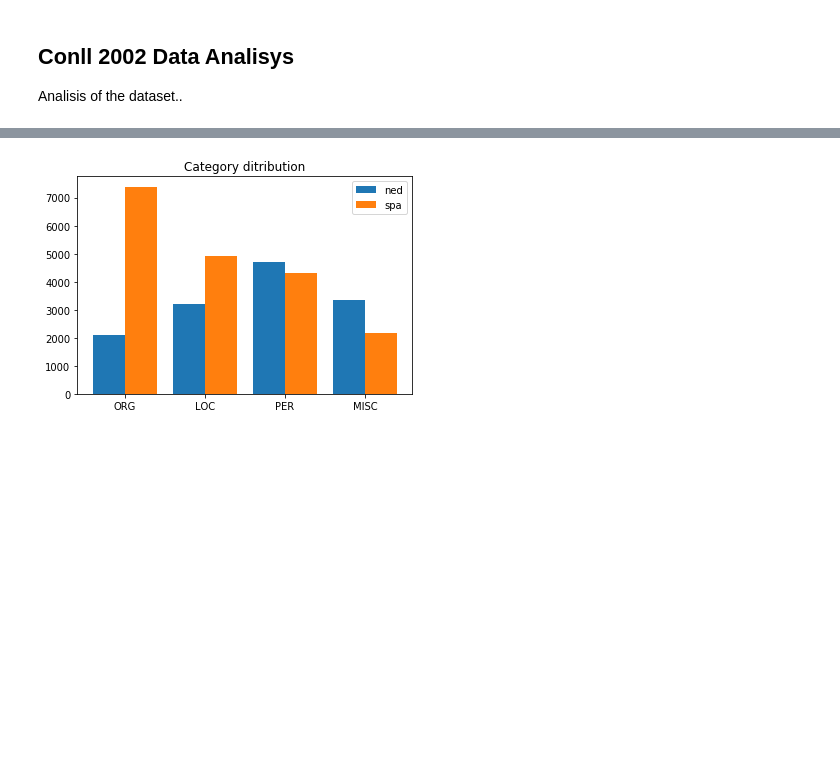
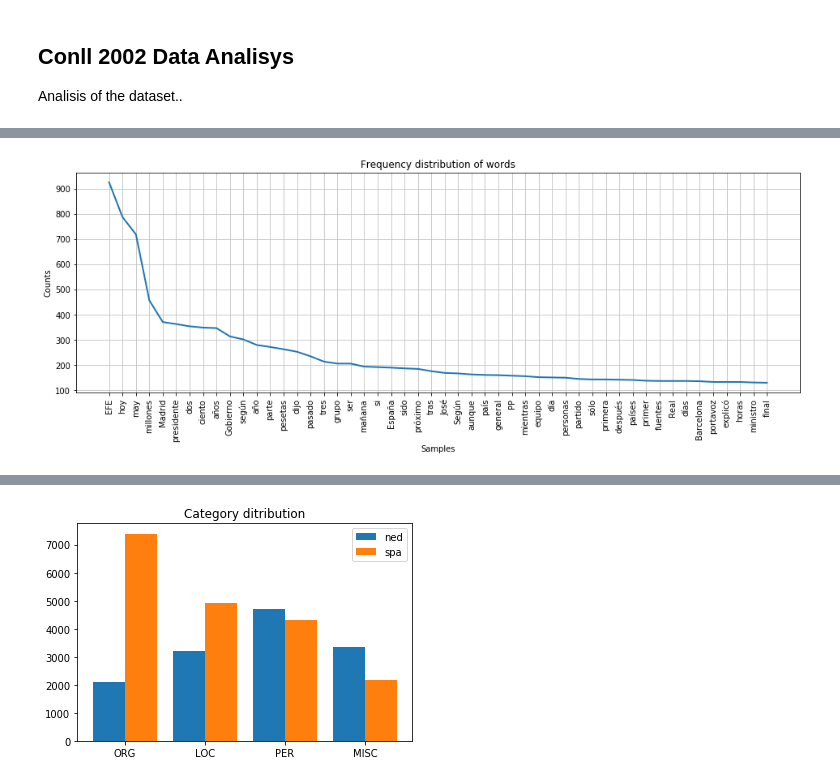
Before and after one commit to bastiancy/mlnd-capstone, a Jupyter notebook: data_analisys.ipynb, the cells around one changed output, grey strips where cells are left out. Saved outputs shown, nothing was run; the diff lists cells and outputs as text; code cells hidden in the pictures; blank space fills up the shorter version.

```diff
--- a/data_analisys.ipynb
+++ b/data_analisys.ipynb
@@ -171,0 +17,18 @@ count_clases(train_words)
+# %%
+def read_dataset(filepath):
+    sentences = []
+    labels = []
+    with Path(filepath).open() as f:
+        token = []
+        tag = []
+        for line in f:
+            data = line.split()
+            if len(data) > 0:
+                token.append(data[0])
+                tag.append(data[2])
+            else:
+                sentences.append(token)
+                labels.append(tag)
+                token = []
+                tag = []
+    return sentences, labels
@@ -171,0 +59,15 @@ count_clases(train_words)
+# %%
+stop_words = set(nltk.corpus.stopwords.words('spanish'))
+sentences, labels = read_dataset('dataset/conll2002/esp.train')
+words = []
+for sentence in sentences:
+    for word in sentence:
+        words.append(word)
+
+tokens = [word for word in words if word.lower() not in stop_words and word.isalpha() ]
+freqdist = nltk.FreqDist(tokens)
+plt.figure(figsize=(16,5))
+plt.title('Frequency distribution of words')
+freqdist.plot(50)
+# %% [output]
+[figure, added]
```
Also changed, not shown: parts of 75 cells of this notebook, 11 other files.
